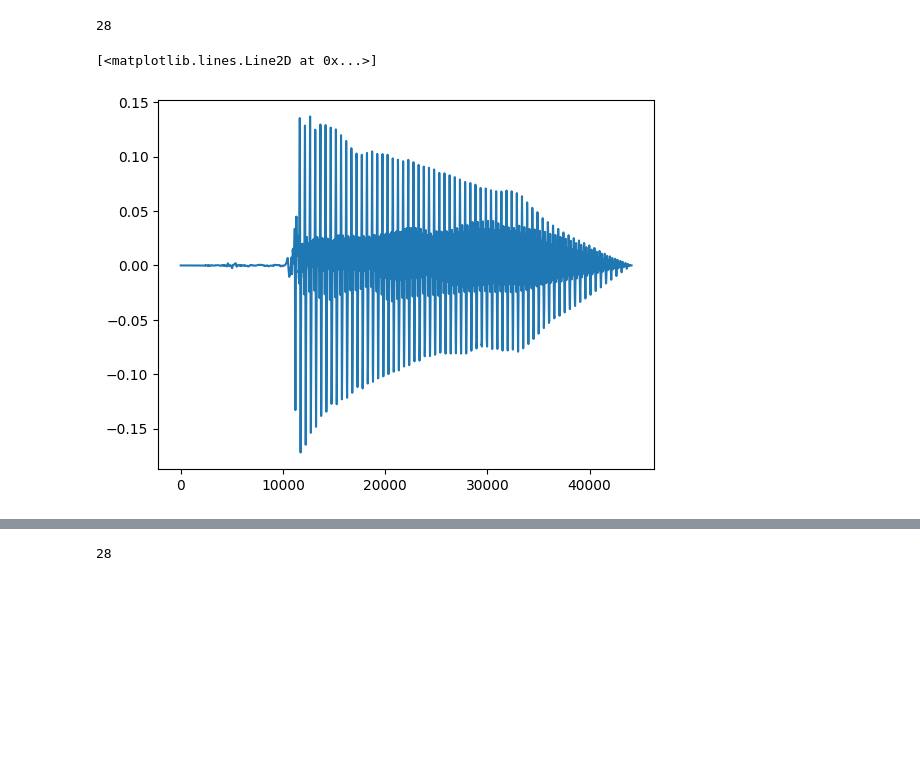
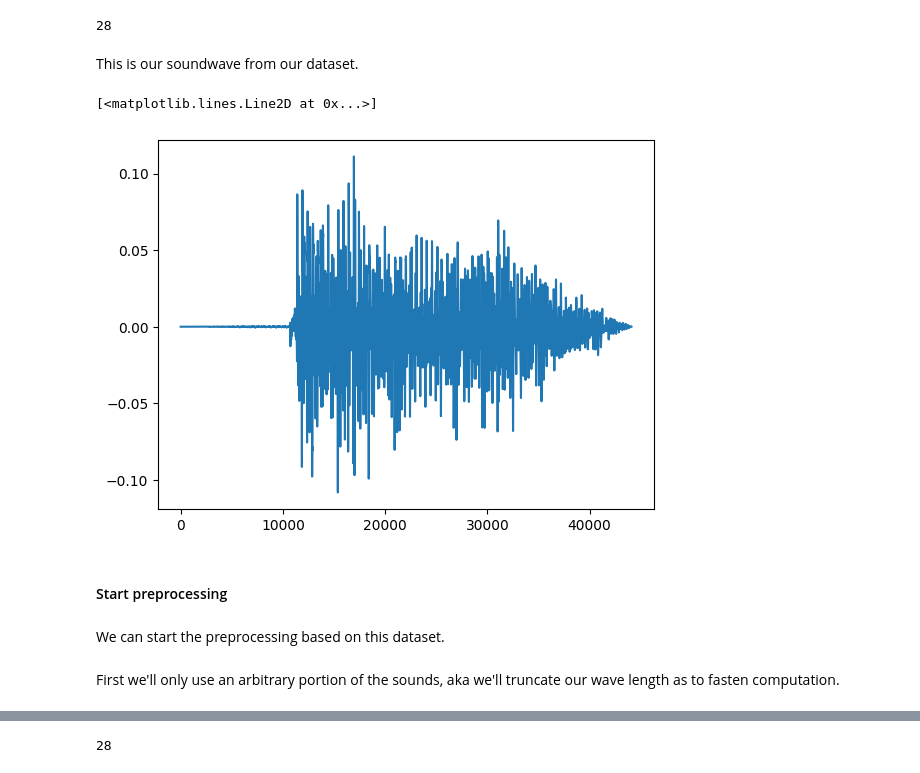
Before and after one commit to Lou-SdC/DataBass, a Jupyter notebook: notebooks/Edgar/Modelexploration.ipynb, the cells around one changed output, grey strips where cells are left out. Cells and saved outputs as stored; diff of their text form; code cells hidden in the pictures; blank space fills up the shorter version.

```diff
--- a/notebooks/Edgar/Modelexploration.ipynb
+++ b/notebooks/Edgar/Modelexploration.ipynb
@@ -105,5 +108,19 @@ len(merged_data['note_name'].unique())
 # %% [output]
 28
+# %% [markdown]
+This is our soundwave from our dataset.
+# %%
+wave1, sr1 = librosa.load(bass_list['file_path'][1])
+plt.plot(wave1)
+# %% [output]
+[<matplotlib.lines.Line2D at 0x...>]
+[figure, new version]
+# %% [markdown]
+#### Start preprocessing
+# %% [markdown]
+We can start the preprocessing based on this dataset.
+# %% [markdown]
+First we'll only use an arbitrary portion of the sounds, aka we'll truncate our wave length as to fasten computation.
 # %%
 length_before = 1000
 length_after = 5000
@@ -117,12 +134,6 @@ def select_starting_point(y, length_before=1000, length_after=5000):
 
     y_select = y[start_ind-length_before:start_ind+length_after].copy()
     return y_select
-# %%
-wave1, sr1 = librosa.load(WORKING_DIR + '/raw_data/' + chorus_bass_list['file_path'][1])
-plt.plot(wave1)
-# %% [output]
-[<matplotlib.lines.Line2D at 0x...>]
-[figure, old version]
 # %%
 wave1_select = select_starting_point(wave1)
 plt.plot(wave1_select)
```
Also changed, not shown: parts of 47 cells of this notebook, 2 other files.
